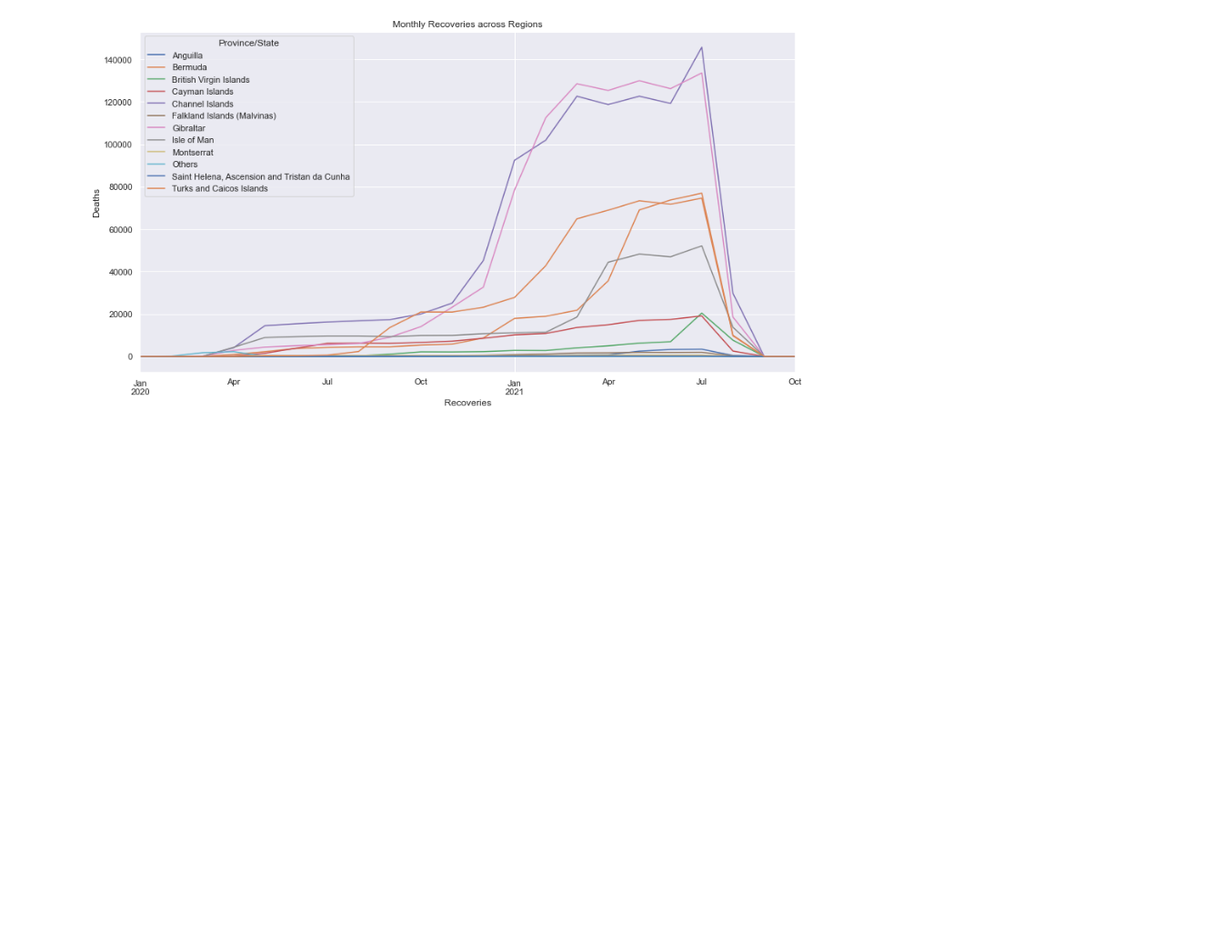
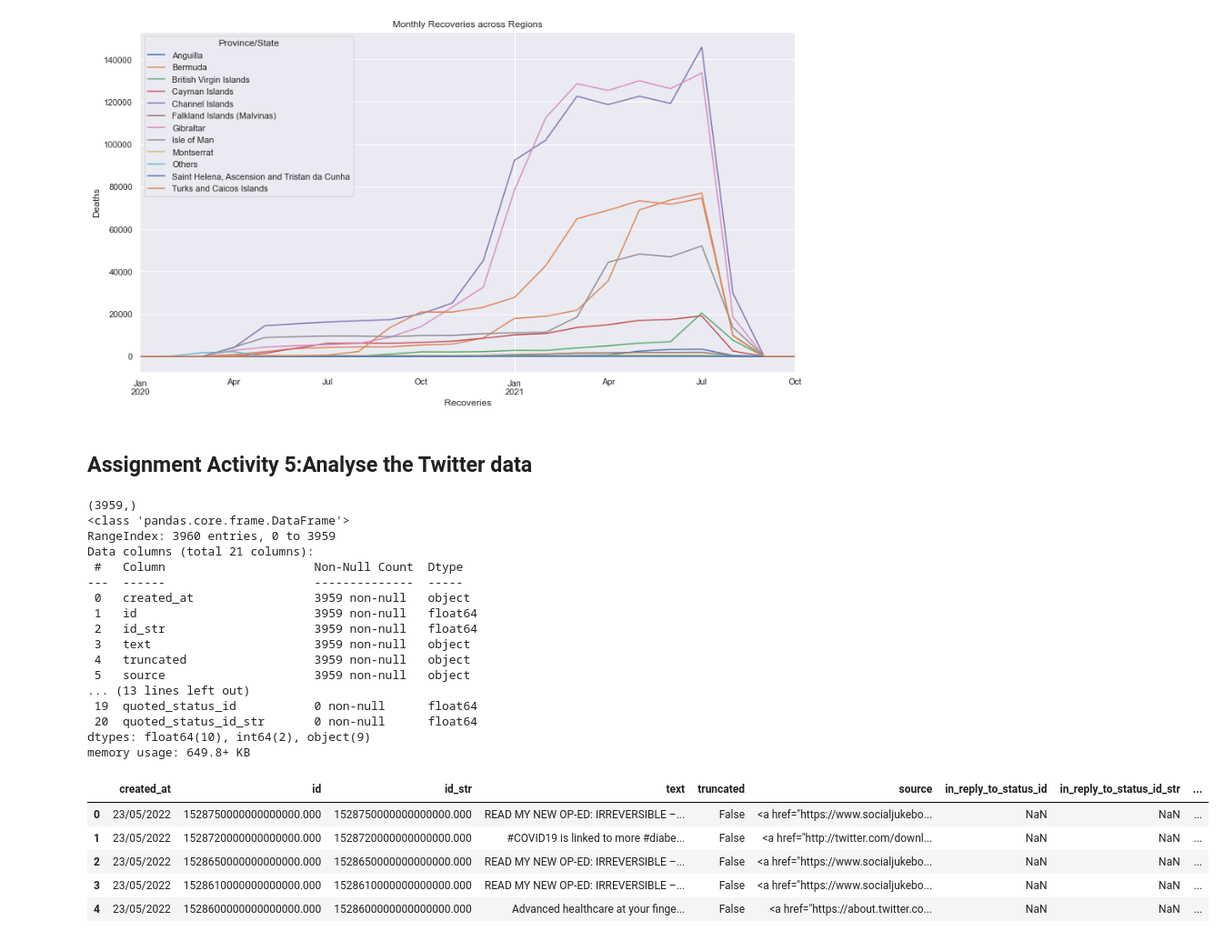
Before and after one commit to shaunanilson/Covid19_Analysis_LSE, a Jupyter notebook: Final Assignment - Uk Covid Cases.ipynb, the cells around one changed output. Shown at 91% size. Drawn from its saved outputs; the diff is of its cells as text; code cells hidden in the pictures; blank space fills up the shorter version.

```diff
--- a/Final Assignment - Uk Covid Cases.ipynb
+++ b/Final Assignment - Uk Covid Cases.ipynb
@@ -10,7 +10,11 @@
 import pandas as pd
 import numpy as np
 
+#Option to display all columns in a dataframe
 pd.set_option("display.max_columns", None)
+
+#Option to display all data in a dataframe without scientific format
+pd.set_option('display.float_format', lambda x: '%.3f' % x)
 
 # Extract the file containing UK Covid Cases data
 uk_cases=pd.read_csv("/Users/shaunman/Documents/LSE/Course 2/Course 2 Final/LSE_DA201_Assignment_files/covid_19_uk_cases.csv")
@@ -493,3 +532,5 @@ Text(0, 0.5, 'Deaths')
 #Save figure as PNG
 fig = line2.get_figure()
 fig.savefig('/Users/shaunman/Desktop/Monthly Recoveries across all regions.png')
+# %% [markdown]
+## Assignment Activity 5:Analyse the Twitter data
@@ -495,0 +540,36 @@ fig.savefig('/Users/shaunman/Desktop/Monthly Recoveries across all regions.png')
+# %%
+#Read the tweets.csv file and create a new DataFrame.
+twitter_raw= pd.read_csv('/Users/shaunman/Documents/LSE/Course 2/Course 2 Final/LSE_DA201_Assignment_files/tweets.csv')
+
+#Print shape of the Dataframe generated
+print(twitter.shape)
+
+#Print the DataFrame to determine the head(), shape and data types.
+twitter_raw.info()
+
+#Print the first 5 rows of the dataframe
+twitter_raw.head()
+# %% [output]
+(3959,)
+<class 'pandas.core.frame.DataFrame'>
+RangeIndex: 3960 entries, 0 to 3959
+Data columns (total 21 columns):
+ #   Column                     Non-Null Count  Dtype
+---  ------                     --------------  -----
+ 0   created_at                 3959 non-null   object
+ 1   id                         3959 non-null   float64
+ 2   id_str                     3959 non-null   float64
+ 3   text                       3959 non-null   object
+ 4   truncated                  3959 non-null   object
+ 5   source                     3959 non-null   object
+... (13 lines left out)
+ 19  quoted_status_id           0 non-null      float64
+ 20  quoted_status_id_str       0 non-null      float64
+dtypes: float64(10), int64(2), object(9)
+memory usage: 649.8+ KB
+|  | created_at | id | id_str | text | truncated | source | in_reply_to_status_id | in_reply_to_status_id_str | ... |
+| 0 | 23/05/2022 | 1528750000000000000.000 | 1528750000000000000.000 | READ MY NEW OP-ED: IRREVERSIBLE –... | False | <a href="https://www.socialjukebo... | NaN | NaN | ... |
+| 1 | 23/05/2022 | 1528720000000000000.000 | 1528720000000000000.000 | #COVID19 is linked to more #diabe... | False | <a href="http://twitter.com/downl... | NaN | NaN | ... |
+| 2 | 23/05/2022 | 1528650000000000000.000 | 1528650000000000000.000 | READ MY NEW OP-ED: IRREVERSIBLE –... | False | <a href="https://www.socialjukebo... | NaN | NaN | ... |
+| 3 | 23/05/2022 | 1528610000000000000.000 | 1528610000000000000.000 | READ MY NEW OP-ED: IRREVERSIBLE –... | False | <a href="https://www.socialjukebo... | NaN | NaN | ... |
+| 4 | 23/05/2022 | 1528600000000000000.000 | 1528600000000000000.000 | Advanced healthcare at your finge... | False | <a href="https://about.twitter.co... | NaN | NaN | ... |
```
Also changed, not shown: parts of 22 cells of this notebook.
